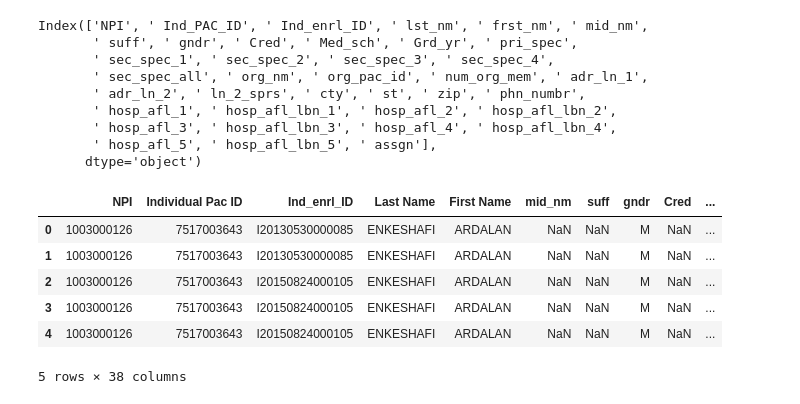
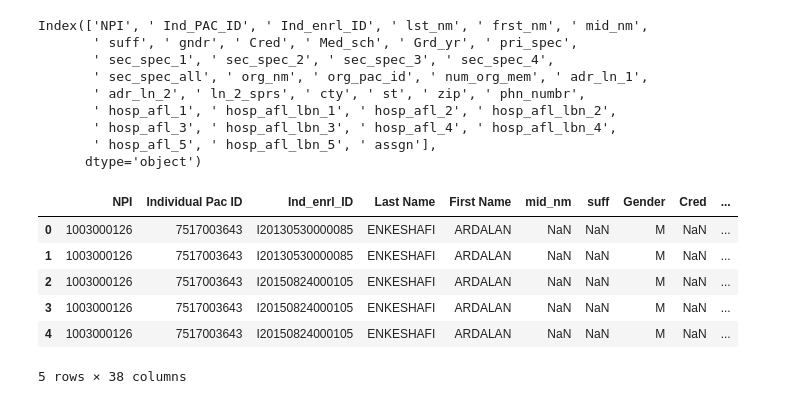
Before and after one commit to ishanku/MedicareDataAnalysisProject, a Jupyter notebook: Physician_Analysis_JJ.ipynb, the cells around one changed output. Drawn from its saved outputs; the diff is of its cells as text; code cells hidden in the pictures.

```diff
--- a/Physician_Analysis_JJ.ipynb
+++ b/Physician_Analysis_JJ.ipynb
@@ -39,10 +39,12 @@ Index(['NPI', ' Ind_PAC_ID', ' Ind_enrl_ID', ' lst_nm', ' frst_nm', ' mid_nm',
        ' hosp_afl_5', ' hosp_afl_lbn_5', ' assgn'],
       dtype='object')
 # %%
-renamed_df = physiciangeneraldata.rename(columns={" Ind_PAC_ID":"Individual Pac ID", " lst_nm":"Last Name", " frst_nm":"First Name",})
+renamed_df = physiciangeneraldata.rename(columns={" Ind_PAC_ID":"Individual Pac ID", " lst_nm":"Last Name", " frst_nm":"First Name"," gndr":"Gender"," Med_sch":"Medical School", " Grd_yr":"Graduation Yr", " pri_spec":"Primary Speciality",
+                                                 " org_nm":"Organization Name", " org_pac_id":"Organization Pac ID", " num_org_mem":"No. Org Memebers", " adr_ln_1":"Address ln 1",
+                                                " adr_ln_2":"Address ln 2"," cty":"City", " st":"State", " zip":"Zip", " phn_numbr":"Phone No.",})
 renamed_df.head()
 # %% [output]
-|  | NPI | Individual Pac ID | Ind_enrl_ID | Last Name | First Name | mid_nm | suff | gndr | Cred | ... |
+|  | NPI | Individual Pac ID | Ind_enrl_ID | Last Name | First Name | mid_nm | suff | Gender | Cred | ... |
 | 0 | 1003000126 | 7517003643 | I20130530000085 | ENKESHAFI | ARDALAN | NaN | NaN | M | NaN | ... |
 | 1 | 1003000126 | 7517003643 | I20130530000085 | ENKESHAFI | ARDALAN | NaN | NaN | M | NaN | ... |
 | 2 | 1003000126 | 7517003643 | I20150824000105 | ENKESHAFI | ARDALAN | NaN | NaN | M | NaN | ... |
```
Also changed, not shown: parts of 11 cells of this notebook.
